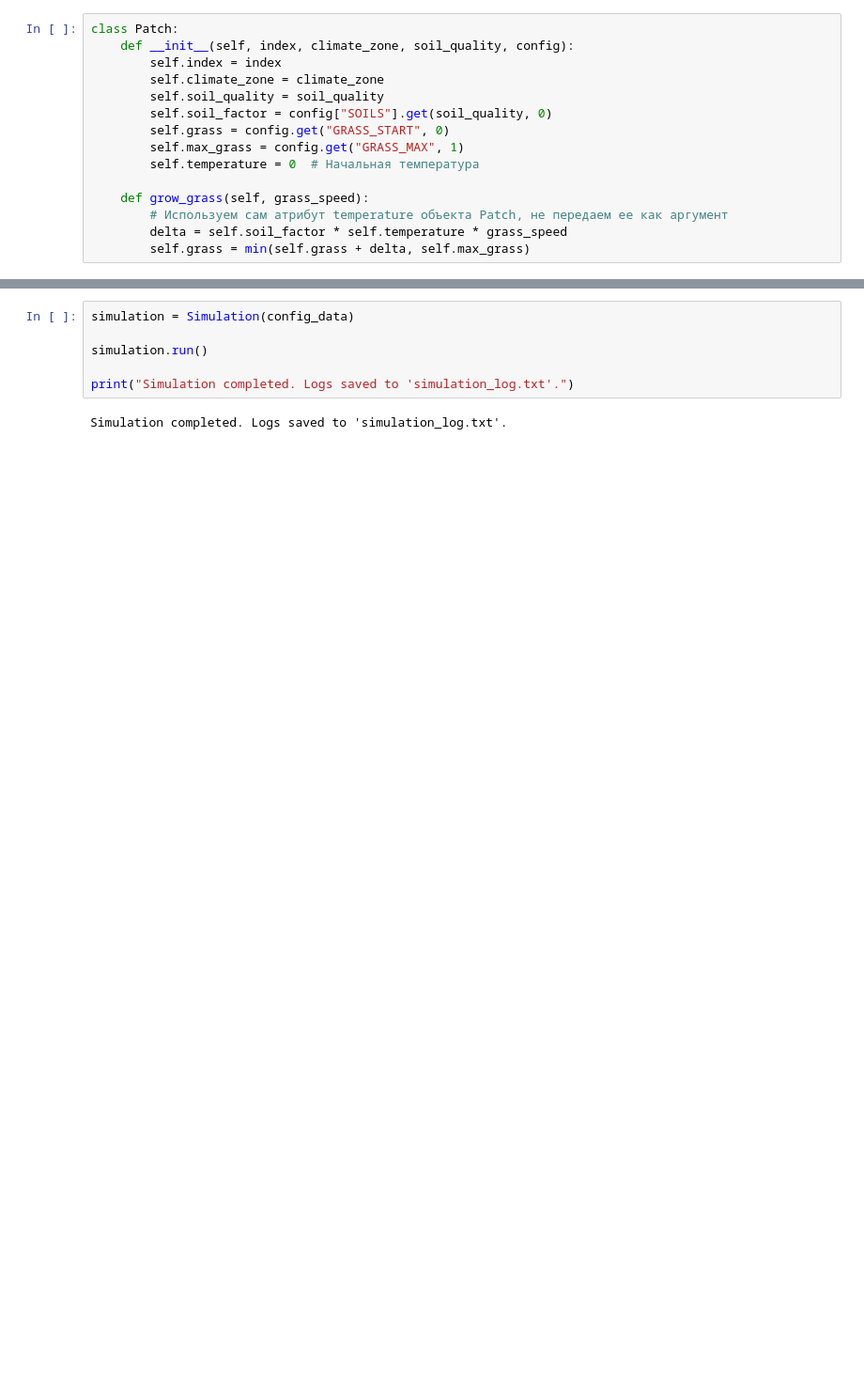
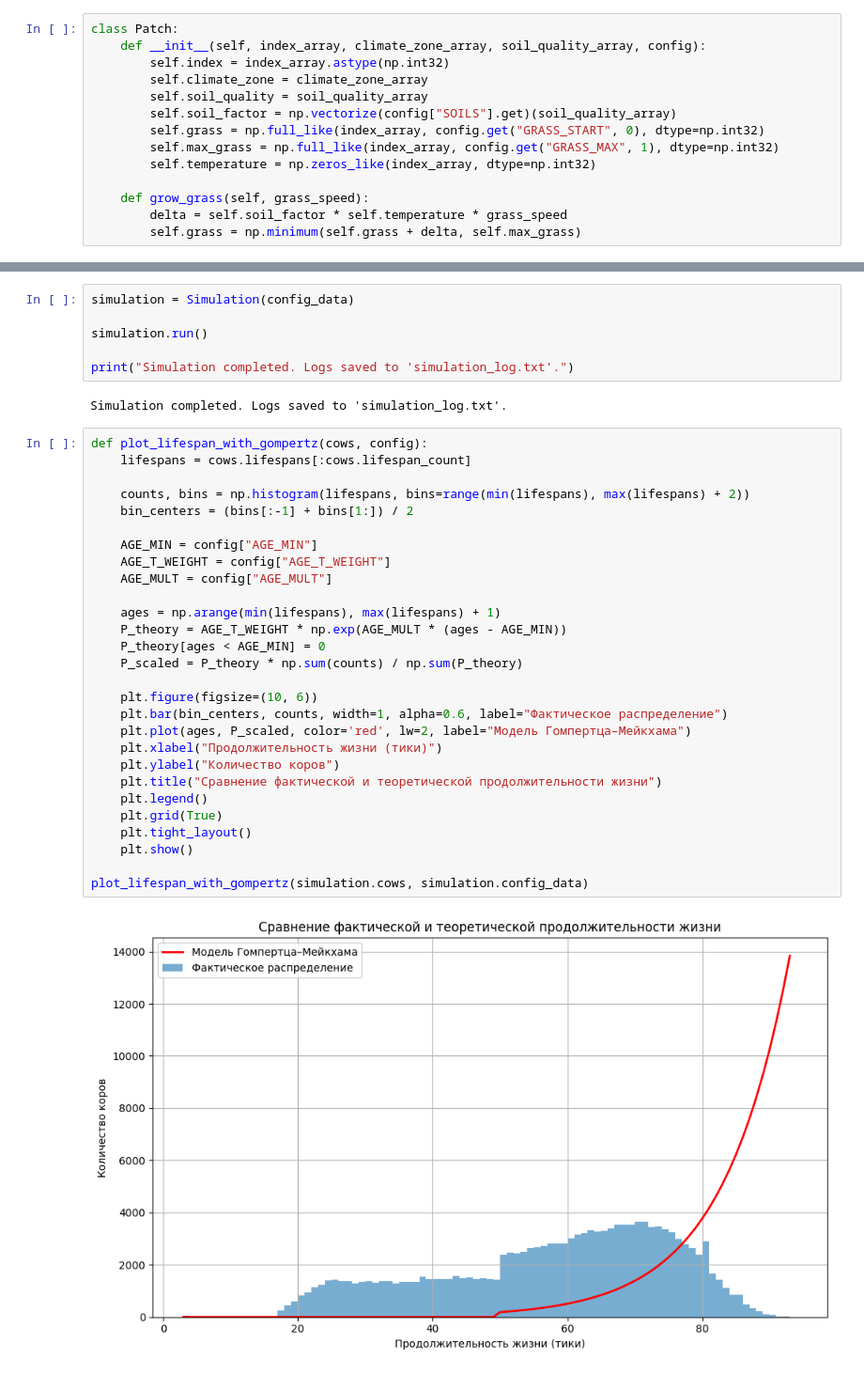
Before and after one commit to Anelessar/cow-ecosystem-simulation, a Jupyter notebook: Cow_Simulation.ipynb, the cells around one changed output, grey strips where cells are left out. Shown at 94% size. Drawn from its saved outputs; the diff is of its cells as text; blank space fills up the shorter version.

```diff
--- a/Cow_Simulation.ipynb
+++ b/Cow_Simulation.ipynb
@@ -9,19 +13,18 @@ with open("input-data.json", "r") as f:
     config_data = json.load(f)
 # %%
 class Patch:
-    def __init__(self, index, climate_zone, soil_quality, config):
-        self.index = index
-        self.climate_zone = climate_zone
-        self.soil_quality = soil_quality
-        self.soil_factor = config["SOILS"].get(soil_quality, 0)
-        self.grass = config.get("GRASS_START", 0)
-        self.max_grass = config.get("GRASS_MAX", 1)
-        self.temperature = 0  # Начальная температура
+    def __init__(self, index_array, climate_zone_array, soil_quality_array, config):
+        self.index = index_array.astype(np.int32)
+        self.climate_zone = climate_zone_array
+        self.soil_quality = soil_quality_array
+        self.soil_factor = np.vectorize(config["SOILS"].get)(soil_quality_array)
+        self.grass = np.full_like(index_array, config.get("GRASS_START", 0), dtype=np.int32)
+        self.max_grass = np.full_like(index_array, config.get("GRASS_MAX", 1), dtype=np.int32)
+        self.temperature = np.zeros_like(index_array, dtype=np.int32)
 
     def grow_grass(self, grass_speed):
-        # Используем сам атрибут temperature объекта Patch, не передаем ее как аргумент
         delta = self.soil_factor * self.temperature * grass_speed
-        self.grass = min(self.grass + delta, self.max_grass)
+        self.grass = np.minimum(self.grass + delta, self.max_grass)
 # %%
 class World:
     def __init__(self, config_data):
@@ -315,3 +421,33 @@ simulation.run()
 print("Simulation completed. Logs saved to 'simulation_log.txt'.")
 # %% [output]
 Simulation completed. Logs saved to 'simulation_log.txt'.
+# %%
+def plot_lifespan_with_gompertz(cows, config):
+    lifespans = cows.lifespans[:cows.lifespan_count]
+
+    counts, bins = np.histogram(lifespans, bins=range(min(lifespans), max(lifespans) + 2))
+    bin_centers = (bins[:-1] + bins[1:]) / 2
+
+    AGE_MIN = config["AGE_MIN"]
+    AGE_T_WEIGHT = config["AGE_T_WEIGHT"]
+    AGE_MULT = config["AGE_MULT"]
+
+    ages = np.arange(min(lifespans), max(lifespans) + 1)
+    P_theory = AGE_T_WEIGHT * np.exp(AGE_MULT * (ages - AGE_MIN))
+    P_theory[ages < AGE_MIN] = 0
+    P_scaled = P_theory * np.sum(counts) / np.sum(P_theory)
+
+    plt.figure(figsize=(10, 6))
+    plt.bar(bin_centers, counts, width=1, alpha=0.6, label="Фактическое распределение")
+    plt.plot(ages, P_scaled, color='red', lw=2, label="Модель Гомпертца–Мейкхама")
+    plt.xlabel("Продолжительность жизни (тики)")
+    plt.ylabel("Количество коров")
+    plt.title("Сравнение фактической и теоретической продолжительности жизни")
+    plt.legend()
+    plt.grid(True)
+    plt.tight_layout()
+    plt.show()
+
+plot_lifespan_with_gompertz(simulation.cows, simulation.config_data)
+# %% [output]
+[figure, added]
```
Also changed, not shown: parts of 8 cells of this notebook, 2 other files.
